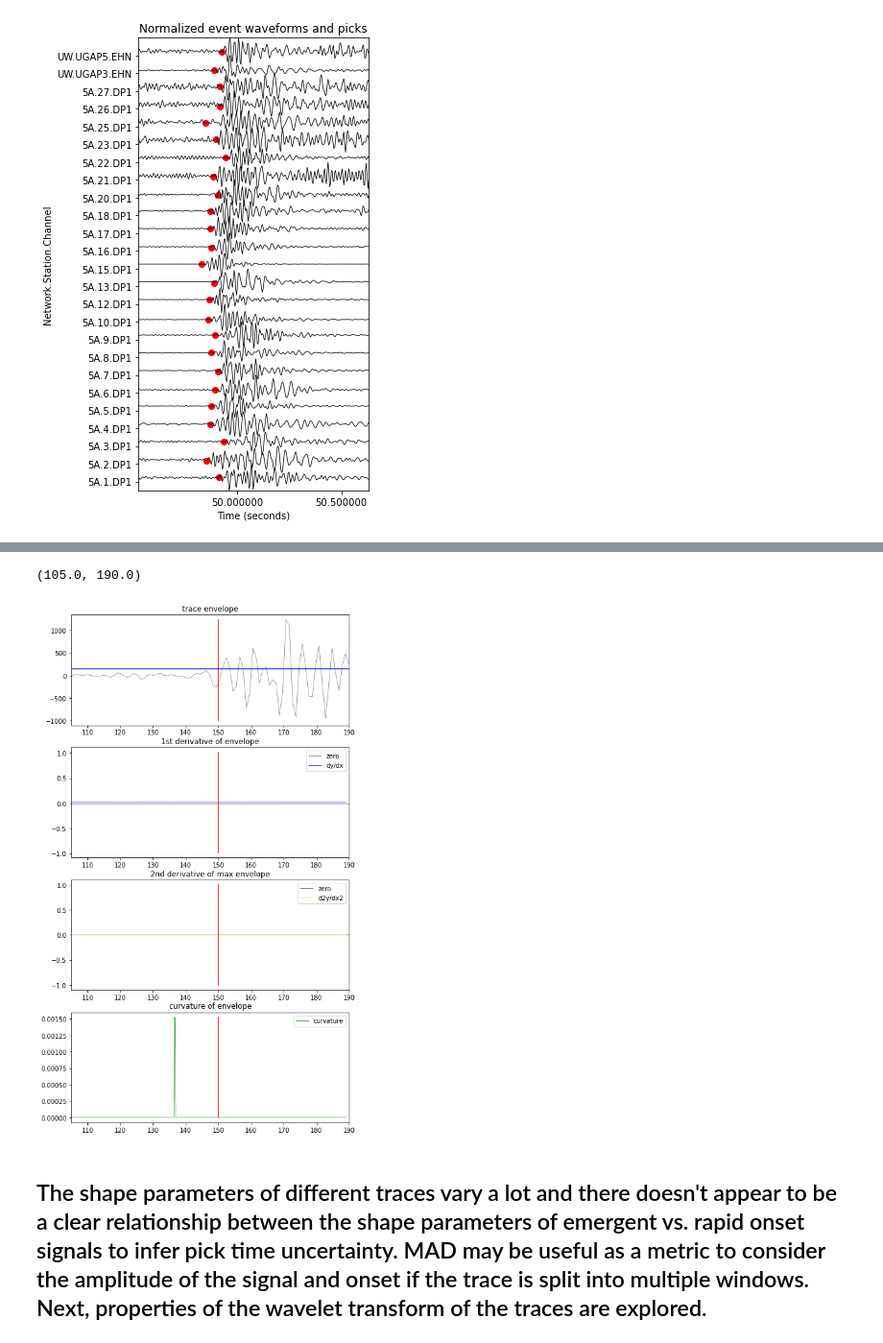
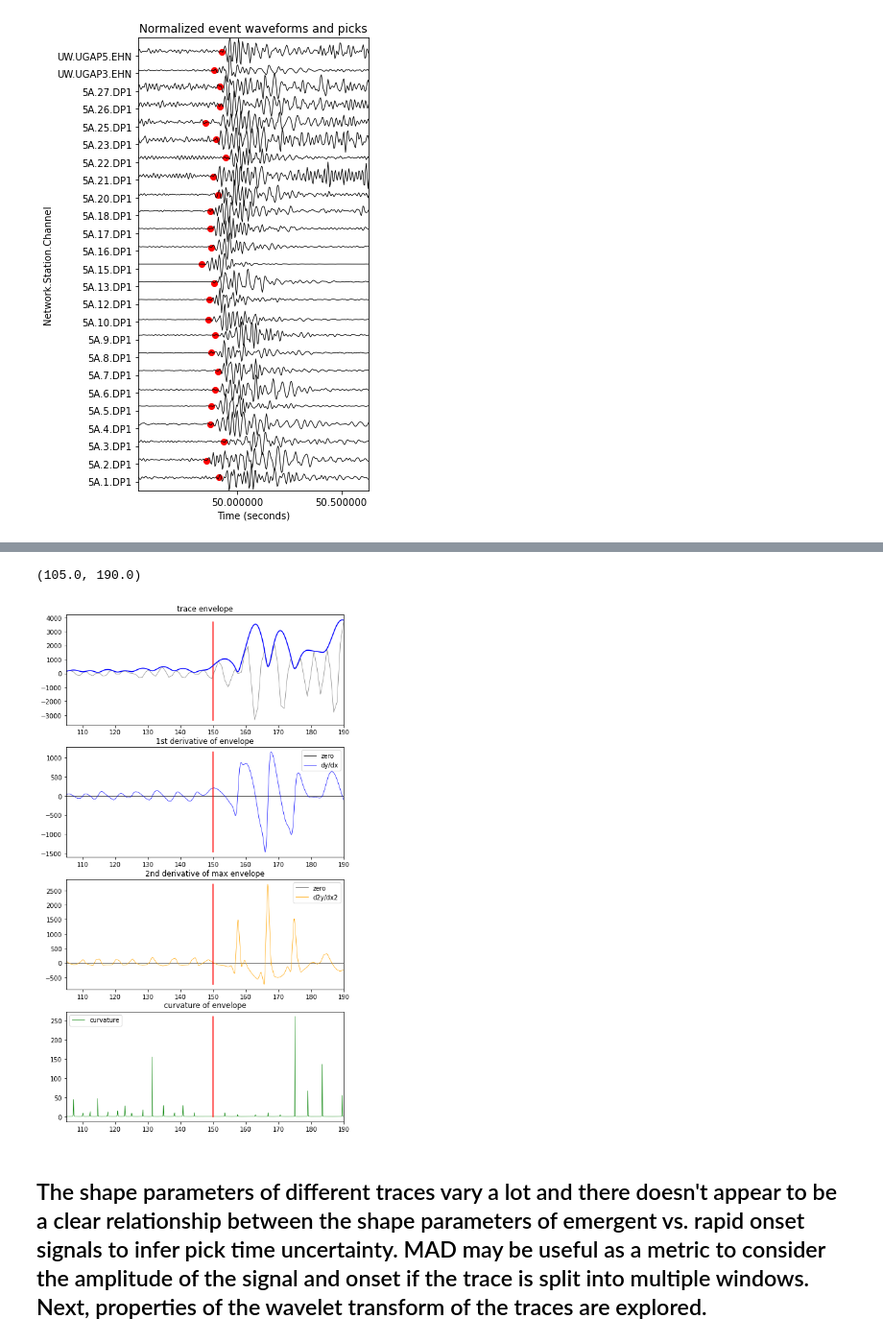
Before and after one commit to tjnewton/sigpig, a Jupyter notebook: examples/explore_Trace.ipynb, the cells around one changed output, grey strips where cells are left out. Shown: that part at 96% size. Cells and saved outputs as stored; diff of their text form; code cells hidden in the pictures.

Commit message:
add data envelope to figures

```diff
--- a/examples/explore_Trace.ipynb
+++ b/examples/explore_Trace.ipynb
@@ -133,7 +133,7 @@ fig.tight_layout()
 # %%
 # identify the trace to inspect as an index into event_stream
 import obspy
-index = 16 # test 0,2,16,20
+index = 0 # test 0,2,16,20
 trace = event_stream[index].copy()
 
 # get the data evnelope (a curve outlining extremes of abs(trace.data))
@@ -464,7 +460,9 @@ plt.xlabel('Data');
 # interpolated data envelope, & MAD of 3 windows (as done above for polyfit)
 
 # interpolate trace envelope to analyze its shape
-envelope = np.interp(t, temp_envelope, temp_xs)
+from scipy import interpolate
+f = interpolate.interp1d(temp_xs, temp_envelope, kind="cubic")
+envelope = f(t)
 
 # dy/dx first derivative
 dy = np.gradient(envelope, t)
@@ -472,20 +470,6 @@ dy = np.gradient(envelope, t)
 d2y = np.gradient(dy, t)
 # calculate curvature
 curvature = np.abs(d2y) / (np.sqrt(1 + dy ** 2)) ** 1.5
-
-# # get index into max_pool amplitude corresponding to pick_time_index
-# envelope_pick_time_index = np.where(max_pool_indices == pick_time_index)[0][0]
-# # calculate median absolute deviation of three windows
-# w1_median = np.median(max_pool_amplitude[:max_pool_pick_time_index - 10])
-# w1_MAD = stats.median_abs_deviation(max_pool_amplitude[:max_pool_pick_time_index - 10])
-# w2_median = np.median(max_pool_amplitude[max_pool_pick_time_index -
-#                                          10:max_pool_pick_time_index + 6])
-# w2_MAD = stats.median_abs_deviation(max_pool_amplitude[
-#                        max_pool_pick_time_index -
-#                        10:max_pool_pick_time_index + 6])
-# w3_median = np.median(max_pool_amplitude[max_pool_pick_time_index + 6:])
-# w3_MAD = stats.median_abs_deviation(max_pool_amplitude[
-#                                             max_pool_pick_time_index + 6:])
 
 # plot max pooling, fit, and trace data as above for reference
 fig, ax = plt.subplots(4, figsize=(8, 15))
@@ -508,94 +492,34 @@ ax[1].plot(t[50:-100], dy[50:-100], c='blue', linewidth=0.7, label='dy/dx')
 # plot the pick time
 ax[1].plot([pick_time_index, pick_time_index],
            [dy[50:-100].min() - 1, dy[50:-100].max() + 1], c="r")
 ax[1].legend()
 ax[1].set_title("1st derivative of envelope")
 # ax[1].set_ylim([dy[5:-10].min() - 1, dy[5:-10].max() + 1])
 ax[1].set_xlim([starting_array_index+5, ending_array_index-10])
 
 # plot zero line
 ax[2].plot([t[0], t[-1]], [0, 0], c='black', linewidth=0.7, label='zero')
 # plot second derivative
 ax[2].plot(t[50:-100], d2y[50:-100], c='orange', linewidth=0.7, label='d2y/dx2')
 # plot the pick time
 ax[2].plot([pick_time_index, pick_time_index],
            [d2y[50:-100].min() - 1, d2y[50:-100].max() + 1], c="r")
 ax[2].legend()
 ax[2].set_title("2nd derivative of max envelope")
 # ax[2].set_ylim([d2y.min() - 1, d2y.max() + 1])
 ax[2].set_xlim([starting_array_index+5, ending_array_index-10])
 
 # plot the curvature
 ax[3].plot(t[50:-100], curvature[50:-100], c='green', linewidth=0.7, label='curvature')
 # plot the pick time
 ax[3].plot([pick_time_index, pick_time_index],
            [curvature[50:-100].min(), curvature[50:-100].max()], c="r")
 ax[3].legend()
 ax[3].set_title("curvature of envelope")
 ax[3].set_xlim([starting_array_index+5, ending_array_index-10])
-
-# # plot +- 2 & 8 MAD of three windows
-# # plot the time series for reference, then MAD
-# ax[4].plot(temp_xs, temp_data, c='gray', linewidth=0.7)
-# # plot the pick time
-# ax[4].plot([pick_time_index, pick_time_index],
-#            [temp_data.min(), temp_data.max()], c="r")
-# # plot max_pool transformed data
-# ax[4].scatter(max_pool_indices, max_pool_amplitude, s=3, c="k")
-# # first window
-# ax[4].plot([max_pool_indices[0], max_pool_indices[
-#             max_pool_pick_time_index - 9]], [w1_median + (2*w1_MAD),
-#             w1_median + (2*w1_MAD)], c="c", label="w1 +-2MAD")
-# ax[4].plot([max_pool_indices[0], max_pool_indices[
-#             max_pool_pick_time_index - 9]], [w1_median - (2*w1_MAD),
-#             w1_median - (2*w1_MAD)], c="c", label=None)
-# ax[4].plot([max_pool_indices[0], max_pool_indices[
-#             max_pool_pick_time_index - 9]], [w1_median + (8*w1_MAD),
-#             w1_median + (8*w1_MAD)], c="c", label="w1 +-8MAD")
-# ax[4].plot([max_pool_indices[0], max_pool_indices[
-#             max_pool_pick_time_index - 9]], [w1_median - (8*w1_MAD),
-#             w1_median - (8*w1_MAD)], c="c", label=None)
-
-# # second window
-# ax[4].plot([max_pool_indices[max_pool_pick_time_index - 10],
-#             max_pool_indices[max_pool_pick_time_index + 5]],
-#            [w2_median + (2 * w2_MAD), w2_median + (2 * w2_MAD)], c="g",
-#            label="w2 +-2MAD")
-# ax[4].plot([max_pool_indices[max_pool_pick_time_index - 10],
-#             max_pool_indices[max_pool_pick_time_index + 5]],
-#            [w2_median - (2 * w2_MAD), w2_median - (2 * w2_MAD)], c="g",
-#            label=None)
-# ax[4].plot([max_pool_indices[max_pool_pick_time_index - 10],
-#             max_pool_indices[max_pool_pick_time_index + 5]],
-#            [w2_median + (8 * w2_MAD), w2_median + (8 * w2_MAD)], c="g",
-#            label="w2 +-8MAD")
-# ax[4].plot([max_pool_indices[max_pool_pick_time_index - 10],
-#             max_pool_indices[max_pool_pick_time_index + 5]],
-#            [w2_median - (8 * w2_MAD), w2_median - (8 * w2_MAD)], c="g",
-#            label=None)
-
-# # third window
-# ax[4].plot([max_pool_indices[max_pool_pick_time_index + 6],
-#             max_pool_indices[-1]], [w3_median + (2 * w3_MAD),
-#             w3_median + (2 * w3_MAD)], c="m", label="w3 +-2MAD")
-# ax[4].plot([max_pool_indices[max_pool_pick_time_index + 6],
-#             max_pool_indices[-1]], [w3_median - (2 * w3_MAD),
-#             w3_median - (2 * w3_MAD)], c="m", label=None)
-# ax[4].plot([max_pool_indices[max_pool_pick_time_index + 6],
-#             max_pool_indices[-1]], [w3_median + (8 * w3_MAD),
-#             w3_median + (8 * w3_MAD)], c="m", label="w3 +-8MAD")
-# ax[4].plot([max_pool_indices[max_pool_pick_time_index + 6],
-#             max_pool_indices[-1]], [w3_median - (8 * w3_MAD),
-#             w3_median - (8 * w3_MAD)], c="m", label=None)
-
-
-# # set x_lim to + and - 0.2 seconds surrounding pick time
-# ax[4].set_xlim([starting_array_index + 5, ending_array_index - 10])
-# ax[4].set_title(f"max pooling +- 2 & 8 MAD")
-# ax[4].legend()
 # %% [output]
 (105.0, 190.0)
-[figure, old version]
+[figure, new version]
 # %% [markdown]
 ## The shape parameters of different traces vary a lot and there doesn't appear to be a clear relationship between the shape parameters of emergent vs. rapid onset signals to infer pick time uncertainty. MAD may be useful as a metric to consider the amplitude of the signal and onset if the trace is split into multiple windows. Next, properties of the wavelet transform of the traces are explored.
 # %%
```
Also changed, not shown: parts of 13 cells of this notebook.
